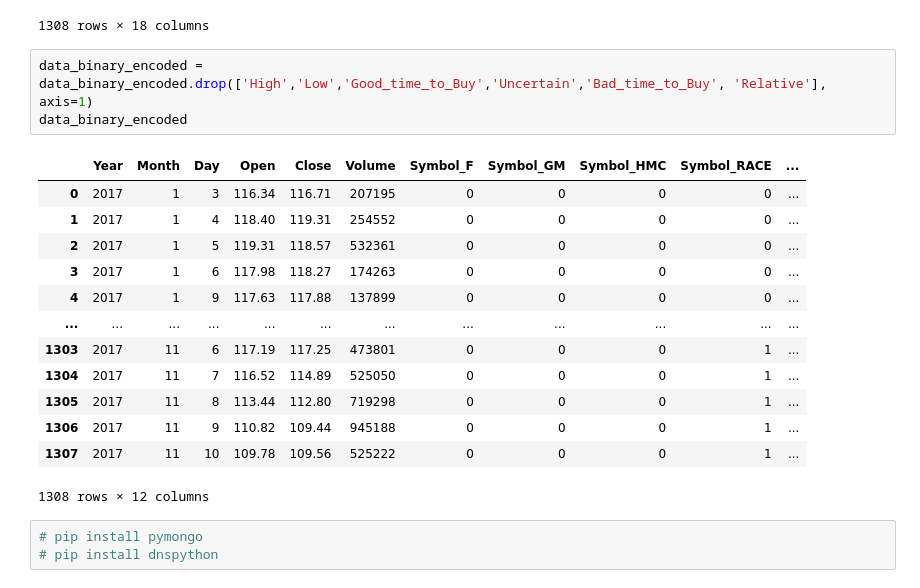
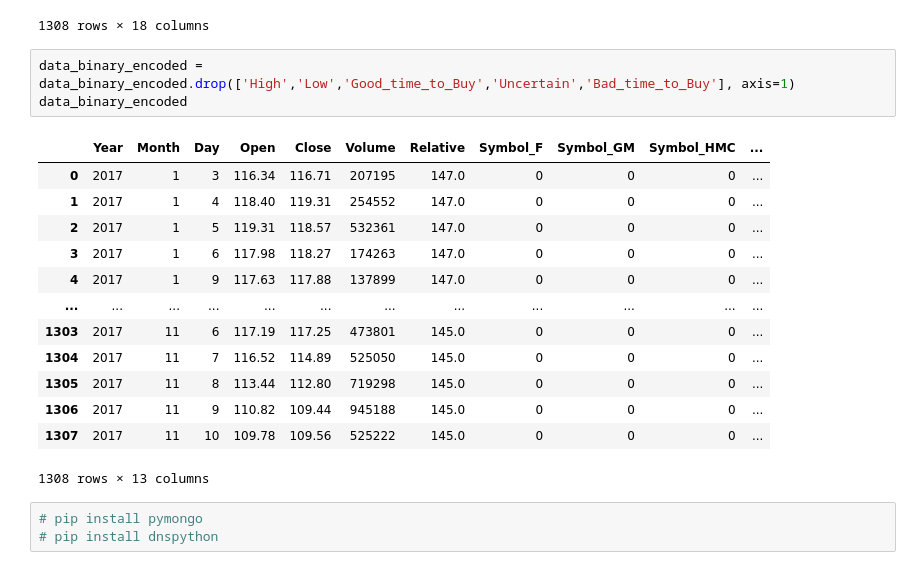
Before and after one commit to jacobdv/pantheon-of-eternity, a Jupyter notebook: Load_MongoDB.ipynb, the cells around one changed output. Drawn from its saved outputs; the diff is of its cells as text.

Commit message:
re-added collection to cluster including Relative car sentiment for plotting

```diff
--- a/Load_MongoDB.ipynb
+++ b/Load_MongoDB.ipynb
@@ -81,22 +81,22 @@ data_binary_encoded
 | 1307 | 2017 | 11 | 10 | 109.78 | 109.99 | 109.070 | 109.56 | 525222 | 70.0 | 5.0 | ... |
 1308 rows × 18 columns
 # %%
-data_binary_encoded = data_binary_encoded.drop(['High','Low','Good_time_to_Buy','Uncertain','Bad_time_to_Buy', 'Relative'], axis=1)
+data_binary_encoded = data_binary_encoded.drop(['High','Low','Good_time_to_Buy','Uncertain','Bad_time_to_Buy'], axis=1)
 data_binary_encoded
 # %% [output]
-|  | Year | Month | Day | Open | Close | Volume | Symbol_F | Symbol_GM | Symbol_HMC | Symbol_RACE | ... |
-| 0 | 2017 | 1 | 3 | 116.34 | 116.71 | 207195 | 0 | 0 | 0 | 0 | ... |
-| 1 | 2017 | 1 | 4 | 118.40 | 119.31 | 254552 | 0 | 0 | 0 | 0 | ... |
-| 2 | 2017 | 1 | 5 | 119.31 | 118.57 | 532361 | 0 | 0 | 0 | 0 | ... |
-| 3 | 2017 | 1 | 6 | 117.98 | 118.27 | 174263 | 0 | 0 | 0 | 0 | ... |
-| 4 | 2017 | 1 | 9 | 117.63 | 117.88 | 137899 | 0 | 0 | 0 | 0 | ... |
+|  | Year | Month | Day | Open | Close | Volume | Relative | Symbol_F | Symbol_GM | Symbol_HMC | ... |
+| 0 | 2017 | 1 | 3 | 116.34 | 116.71 | 207195 | 147.0 | 0 | 0 | 0 | ... |
+| 1 | 2017 | 1 | 4 | 118.40 | 119.31 | 254552 | 147.0 | 0 | 0 | 0 | ... |
+| 2 | 2017 | 1 | 5 | 119.31 | 118.57 | 532361 | 147.0 | 0 | 0 | 0 | ... |
+| 3 | 2017 | 1 | 6 | 117.98 | 118.27 | 174263 | 147.0 | 0 | 0 | 0 | ... |
+| 4 | 2017 | 1 | 9 | 117.63 | 117.88 | 137899 | 147.0 | 0 | 0 | 0 | ... |
 | ... | ... | ... | ... | ... | ... | ... | ... | ... | ... | ... | ... |
-| 1303 | 2017 | 11 | 6 | 117.19 | 117.25 | 473801 | 0 | 0 | 0 | 1 | ... |
-| 1304 | 2017 | 11 | 7 | 116.52 | 114.89 | 525050 | 0 | 0 | 0 | 1 | ... |
-| 1305 | 2017 | 11 | 8 | 113.44 | 112.80 | 719298 | 0 | 0 | 0 | 1 | ... |
-| 1306 | 2017 | 11 | 9 | 110.82 | 109.44 | 945188 | 0 | 0 | 0 | 1 | ... |
-| 1307 | 2017 | 11 | 10 | 109.78 | 109.56 | 525222 | 0 | 0 | 0 | 1 | ... |
+| 1303 | 2017 | 11 | 6 | 117.19 | 117.25 | 473801 | 145.0 | 0 | 0 | 0 | ... |
+| 1304 | 2017 | 11 | 7 | 116.52 | 114.89 | 525050 | 145.0 | 0 | 0 | 0 | ... |
+| 1305 | 2017 | 11 | 8 | 113.44 | 112.80 | 719298 | 145.0 | 0 | 0 | 0 | ... |
+| 1306 | 2017 | 11 | 9 | 110.82 | 109.44 | 945188 | 145.0 | 0 | 0 | 0 | ... |
+| 1307 | 2017 | 11 | 10 | 109.78 | 109.56 | 525222 | 145.0 | 0 | 0 | 0 | ... |
-1308 rows × 12 columns
+1308 rows × 13 columns
 # %%
 # pip install pymongo
 # pip install dnspython
```
Also changed, not shown: parts of 2 cells of this notebook.
